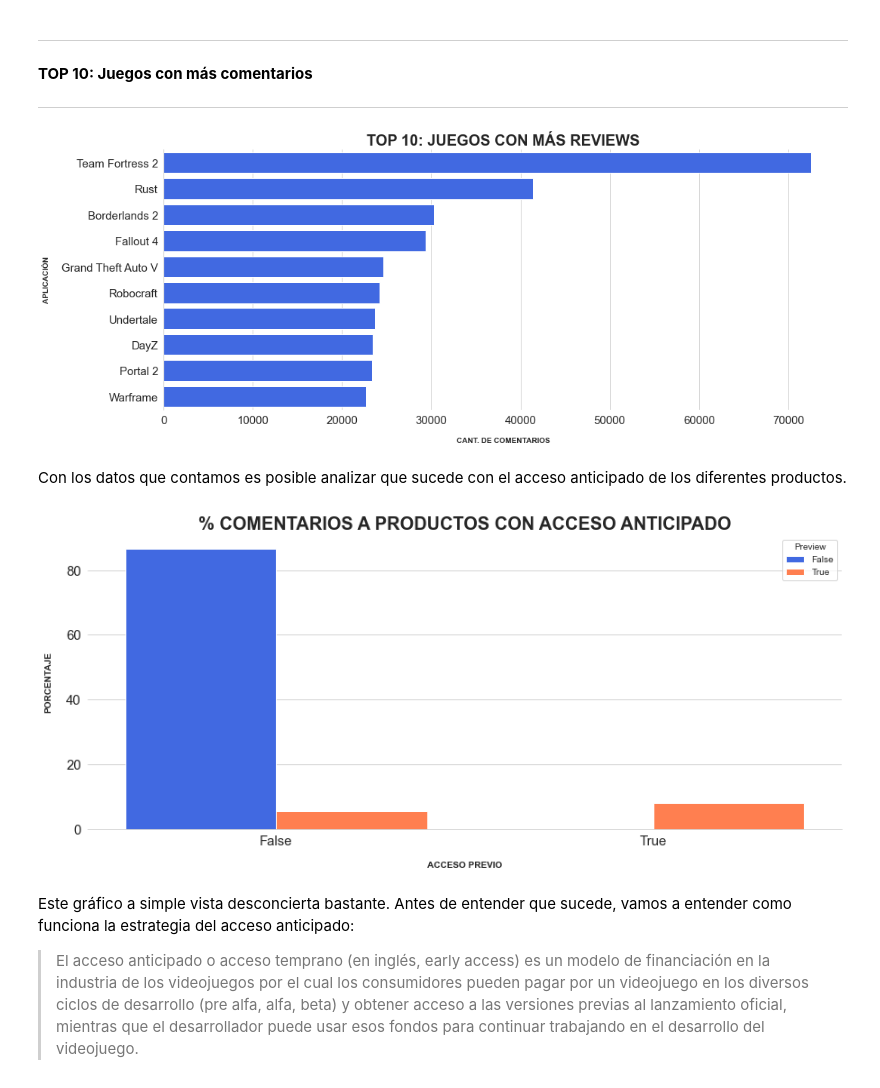
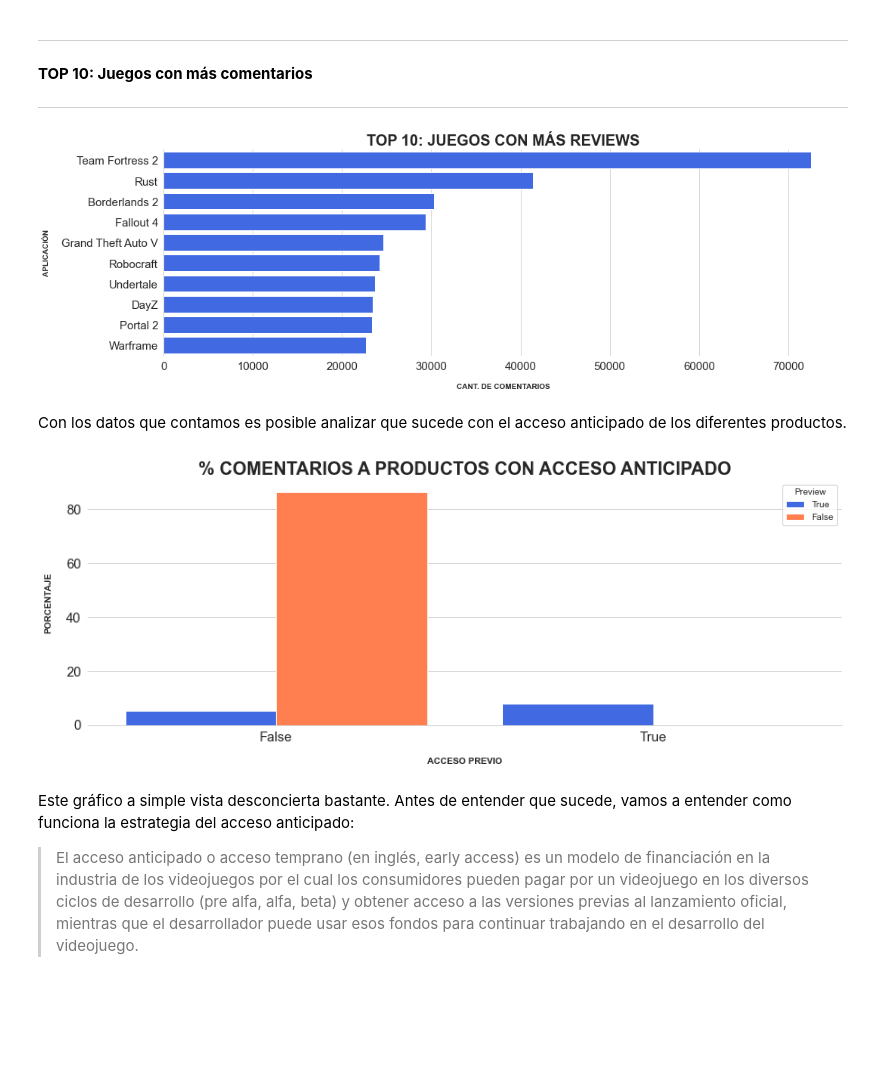
Before and after one commit to aaerror/Steam, a Jupyter notebook: Proyecto 03.ipynb, the cells around one changed output. Cells and saved outputs as stored; diff of their text form; code cells hidden in the pictures; blank space fills up the shorter version.

```diff
--- a/Proyecto 03.ipynb
+++ b/Proyecto 03.ipynb
@@ -130,13 +129,11 @@ print(column)
 Los nombres de columnas del dataset son:
          | username | hours | products | product_id | page_order | date | text | early_access | page | found_funny | compensation | user_id |
 # %%
-reviews.drop(columns=['compensation', 'page_order', 'page', 'user_id'], inplace=True)
-mapper = { 'username': 'Usuario', 'hours': 'Cant. horas', 'products' : 'Cant. juegos',
-           'found_funny': 'Divertido?', 'date': 'Fecha', 'text': 'Comentario', 'early_access': 'Preview',
-           'product_id': 'GameID' }
+reviews.drop(columns=[ 'compensation', 'page_order', 'page', 'user_id' ], inplace=True)
+mapper = { 'username': 'Usuario', 'hours': 'Cant. horas', 'products' : 'Cant. juegos', 'found_funny': 'Divertido?', 'date': 'Fecha',
+           'text': 'Comentario', 'early_access': 'Preview', 'product_id': 'GameID' }
 reviews.rename(columns=mapper, inplace=True)
-reviews = reviews.reindex(columns=['Usuario', 'Cant. horas', 'Cant. juegos', 'Fecha', 'Comentario', 'Preview',
-                                   'Divertido?', 'GameID'])
+reviews = reviews.reindex(columns=[ 'Usuario', 'Cant. horas', 'Cant. juegos', 'Fecha', 'Comentario', 'Preview', 'Divertido?', 'GameID' ])
 reviews.head()
 # %% [output]
 |  | Usuario | Cant. horas | Cant. juegos | Fecha | Comentario | Preview | Divertido? | GameID |
@@ -250,18 +244,13 @@ print(column)
 Los nombres de columnas del dataset son:
          | publisher | genres | app_name | title | url | release_date | tags | discount_price | reviews_url | specs | price | early_access | id | developer | sentiment | metascore |
 # %%
-columns = ['id', 'app_name', 'developer', 'title', 'release_date', 'genres', 'specs', 'tags', 'url',
-           'early_access','sentiment', 'metascore']
-games.drop(columns=['discount_price', 'publisher', 'reviews_url', 'title'], inplace=True)
-
-mapper = { 'id': 'GameID', 'app_name': 'Aplicación', 'developer': 'Desarrollador',
-           'release_date': 'Fecha lanzamiento', 'genres': 'Géneros', 'specs': 'Especificaciones',
-           'tags': 'Etiquetas', 'url': 'Url', 'early_access': 'Acceso previo', 'price': 'Precio',
+games.drop(columns=[ 'discount_price', 'publisher', 'reviews_url', 'title' ], inplace=True)
+mapper = { 'id': 'GameID', 'app_name': 'Aplicación', 'developer': 'Desarrollador', 'release_date': 'Fecha lanzamiento', 'genres': 'Géneros',
+           'specs': 'Especificaciones', 'tags': 'Etiquetas', 'url': 'Url', 'early_access': 'Acceso previo', 'price': 'Precio',
            'sentiment': 'Sentimiento', 'metascore': 'Metascore' }
 games.rename(columns=mapper, inplace=True)
-games = games.reindex(columns=['GameID', 'Aplicación', 'Desarrollador', 'Fecha lanzamiento', 'Géneros',
-                               'Especificaciones', 'Etiquetas', 'Url', 'Acceso previo', 'Precio', 'Sentimiento',
-                               'Metascore'])
+games = games.reindex(columns=[ 'GameID', 'Aplicación', 'Desarrollador', 'Fecha lanzamiento', 'Géneros', 'Especificaciones', 'Etiquetas',
+                                'Url', 'Acceso previo', 'Precio', 'Sentimiento', 'Metascore' ])
 games.head()
 # %% [output]
 |  | GameID | Aplicación | Desarrollador | Fecha lanzamiento | Géneros | Especificaciones | Etiquetas | Url | ... |
@@ -1045,8 +1027,7 @@ Estos son las características únicas que poseen cada videojuegos. Llegado a es
 
 Eliminamos las columnas `Desarrollador`, `Especificaciones`, `Etiquetas`, `Fecha lanzamiento`, `Géneros`, `Sentimiento` y `Url` ya que cumplieron con su propósito en está etapa.
 # %%
-games.drop(columns=['Desarrollador', 'Especificaciones', 'Etiquetas', 'Fecha lanzamiento', 'Géneros', 'Sentimiento',
-                    'Url'], inplace=True)
+games.drop(columns=['Desarrollador', 'Especificaciones', 'Etiquetas', 'Fecha lanzamiento', 'Géneros', 'Sentimiento', 'Url'], inplace=True)
 games.sample(5)
 # %% [output]
 |  | GameID | Aplicación | Acceso previo | Precio | Categorías |
@@ -1086,6 +1084,5 @@
 # %%
-reviews_games = reviews.merge(games, how='left', left_on='GameID', right_on='GameID',
-                              suffixes=('REVIEWS_', 'GAMES_'))
+reviews_games = reviews.merge(games, how='left', on='GameID', suffixes=('REVIEWS_', 'GAMES_'))
 reviews_games.head()
 # %% [output]
 |  | Usuario | Cant. horas | Cant. juegos | Fecha | Comentario | Preview | GameID | Aplicación | Acceso previo | ... |
@@ -1142,31 +1140,32 @@ plt.show()
 
 ---
 # %%
-data = reviews_games.groupby('Aplicación').agg(Comentarios=pd.NamedAgg(column='Comentario', aggfunc='count'))\
-                                          .sort_values('Comentarios', ascending=False)
+data = reviews_games.groupby('Aplicación').agg(Comentarios=pd.NamedAgg(column='Comentario', aggfunc='count')).sort_values('Comentarios',
+                                                                                                                          ascending=False)
 data.reset_index(inplace=True)
 data = data.head(10)
 
+# Gráfica
 plt.figure(figsize=(15,5), tight_layout=True)
 sns.barplot(x='Comentarios', y='Aplicación', data=data, color='Royalblue', saturation=1)
 plt.title('Top 10: Juegos con más reviews'.upper(), fontsize=20, fontweight='bold')
 plt.tick_params(labelsize=15)
 plt.xlabel('Cant. de comentarios'.upper(), fontsize=10, fontweight='bold', labelpad=15)
 plt.ylabel('Aplicación'.upper(), fontsize=10, fontweight='bold', labelpad=15)
 sns.despine(bottom=True)
 plt.show()
 # %% [output]
-[figure, old version]
+[figure, new version]
 # %% [markdown]
 Con los datos que contamos es posible analizar que sucede con el acceso anticipado de los diferentes productos.
 # %%
 data = reviews_games.groupby(['Acceso previo', 'Preview']).agg(Usuarios=pd.NamedAgg(column='Usuario',
-                                                                                   aggfunc=lambda x:len(x)/len(reviews_games)*100))
+                                                                                    aggfunc=lambda x:len(x)/len(reviews_games)*100))
 data.reset_index(inplace=True)
 
-font = { 'weight':'bold', 'size':'15' }
+# Gráfica
 plt.figure(figsize=(15,5))
-sns.barplot(x='Acceso previo', y='Usuarios', data=data, palette=['Royalblue', 'Coral'], hue='Preview', saturation=1)
+sns.barplot(x='Acceso previo', y='Usuarios', data=data, palette=['Royalblue', 'Coral'], hue='Preview', hue_order=[True, False], saturation=1)
 plt.title('% comentarios a productos con acceso anticipado'.upper(), fontsize=20, fontweight='bold')
 plt.tick_params(labelsize=15)
 plt.xlabel('Acceso previo'.upper(), fontsize=10, fontweight='bold', labelpad=15)
@@ -1174,7 +1173,7 @@ plt.ylabel('Porcentaje'.upper(), fontsize=10, fontweight='bold', labelpad=15)
 sns.despine(left=True)
 plt.show()
 # %% [output]
-[figure, old version]
+[figure, new version]
 # %% [markdown]
 Este gráfico a simple vista desconcierta bastante. Antes de entender que sucede, vamos a entender como funciona la estrategia del acceso anticipado:
 
```
Also changed, not shown: parts of 168 cells of this notebook.
